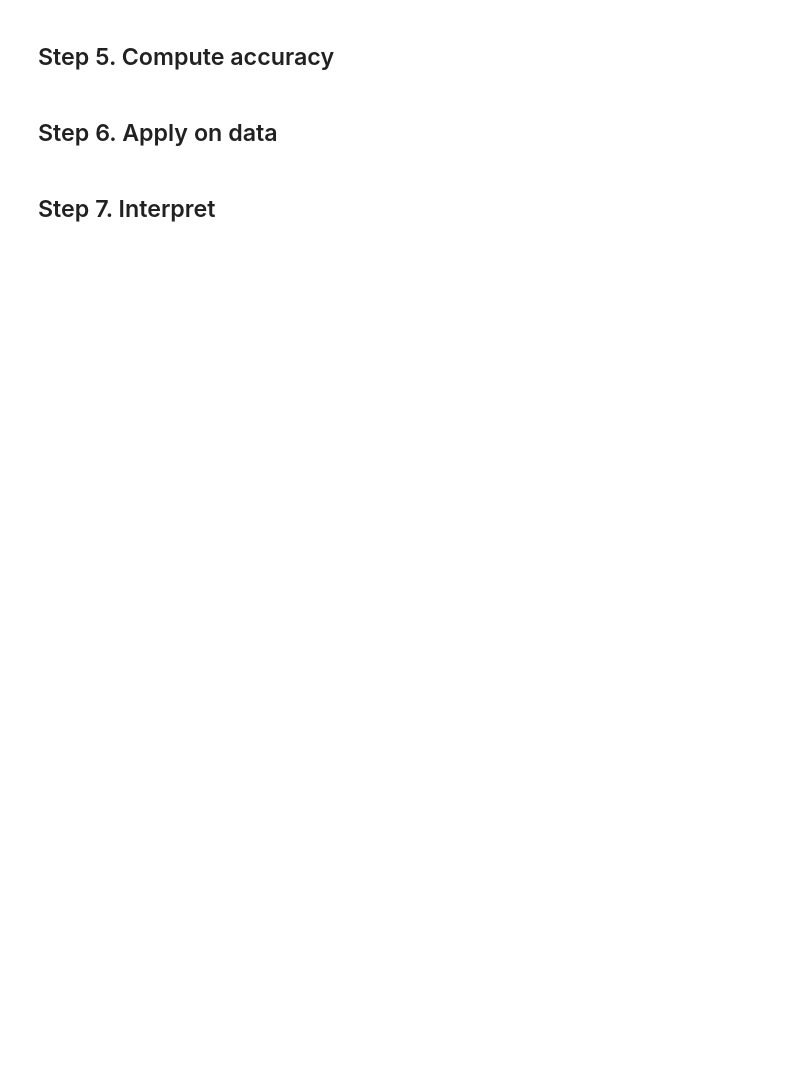
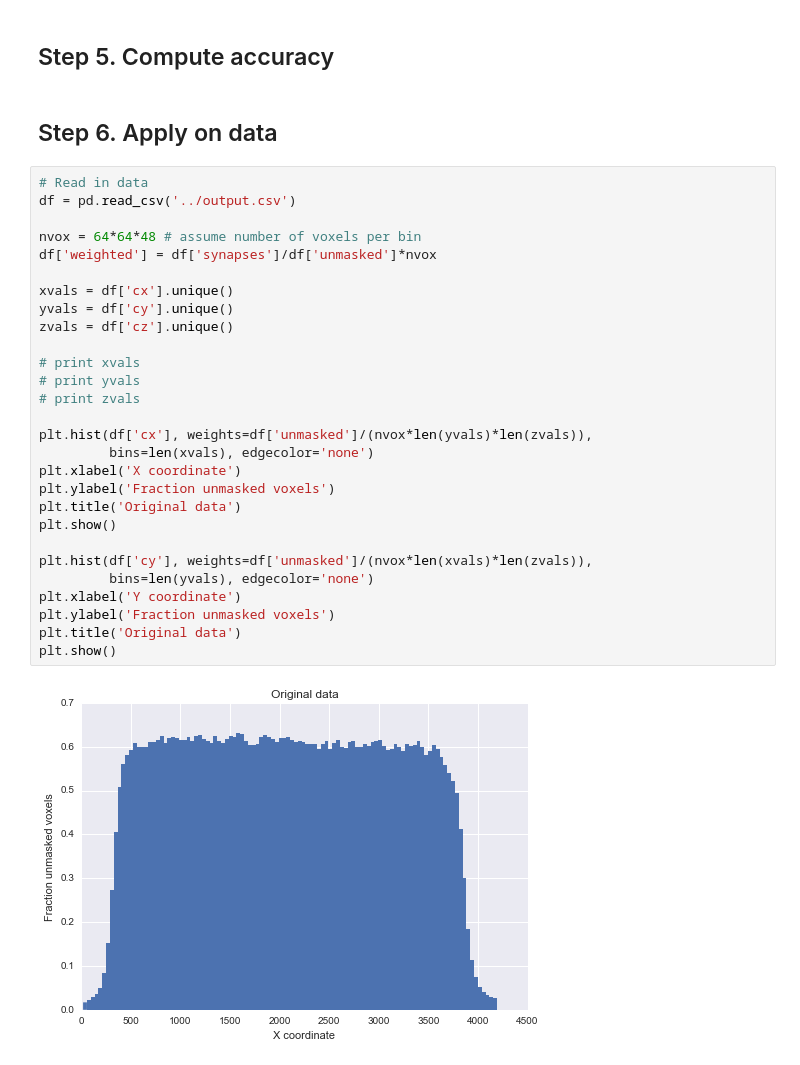
Before and after one commit to Upward-Spiral-Science/chengchang, a Jupyter notebook: Assignment.5.ipynb, the cells around one changed output. Cells and saved outputs as stored; diff of their text form; blank space fills up the shorter version.

```diff
--- a/Assignment.5.ipynb
+++ b/Assignment.5.ipynb
@@ -37,5 +56,33 @@ Classification methods:
 ## Step 5. Compute accuracy
 # %% [markdown]
 ## Step 6. Apply on data
-# %% [markdown]
-## Step 7. Interpret
+# %%
+# Read in data
+df = pd.read_csv('../output.csv')
+
+nvox = 64*64*48 # assume number of voxels per bin
+df['weighted'] = df['synapses']/df['unmasked']*nvox
+
+xvals = df['cx'].unique()
+yvals = df['cy'].unique()
+zvals = df['cz'].unique()
+
+# print xvals
+# print yvals
+# print zvals
+
+plt.hist(df['cx'], weights=df['unmasked']/(nvox*len(yvals)*len(zvals)),
+         bins=len(xvals), edgecolor='none')
+plt.xlabel('X coordinate')
+plt.ylabel('Fraction unmasked voxels')
+plt.title('Original data')
+plt.show()
+
+plt.hist(df['cy'], weights=df['unmasked']/(nvox*len(xvals)*len(zvals)),
+         bins=len(yvals), edgecolor='none')
+plt.xlabel('Y coordinate')
+plt.ylabel('Fraction unmasked voxels')
+plt.title('Original data')
+plt.show()
+# %% [output]
+[figure, added]
```
Also changed, not shown: parts of 15 cells of this notebook.
